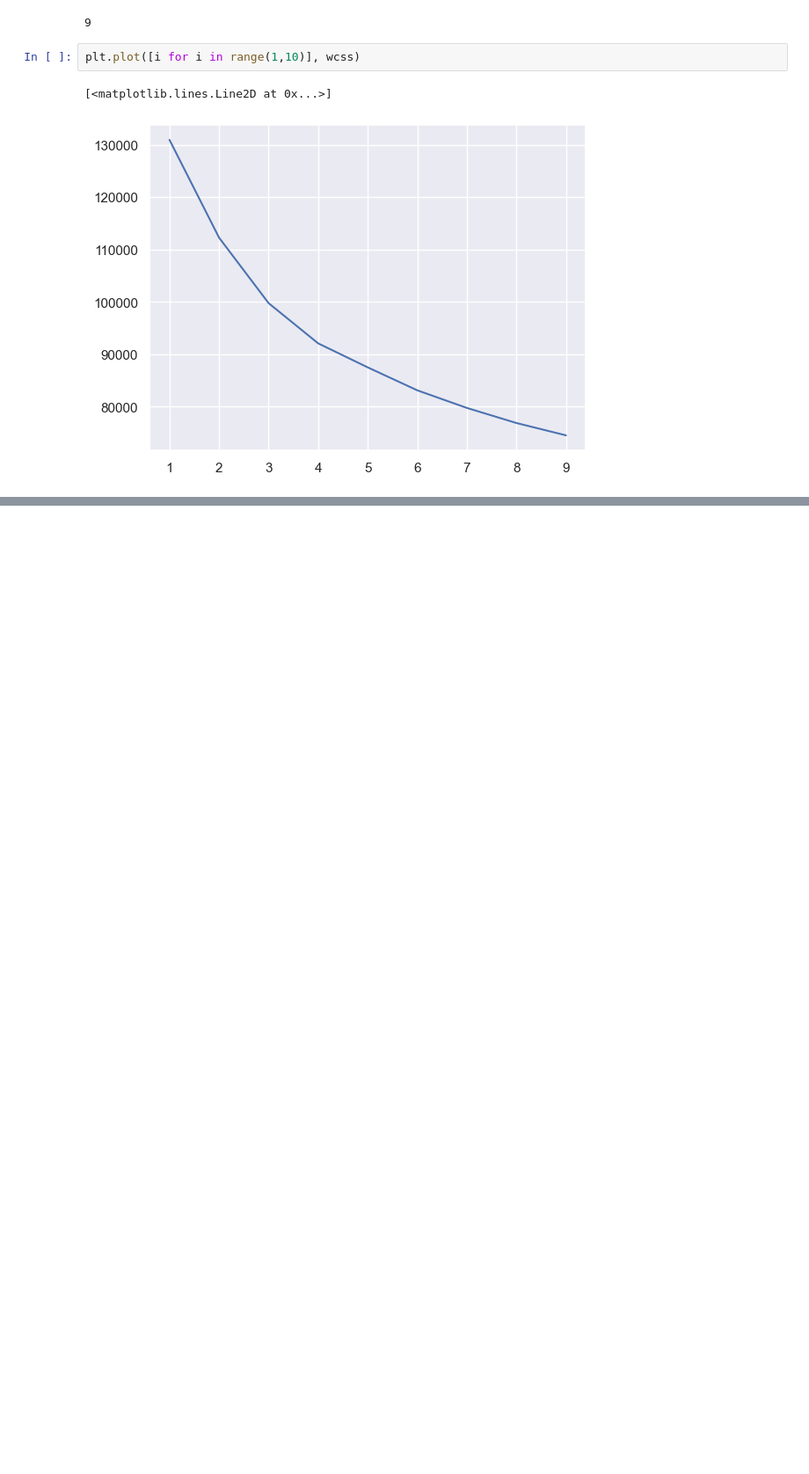
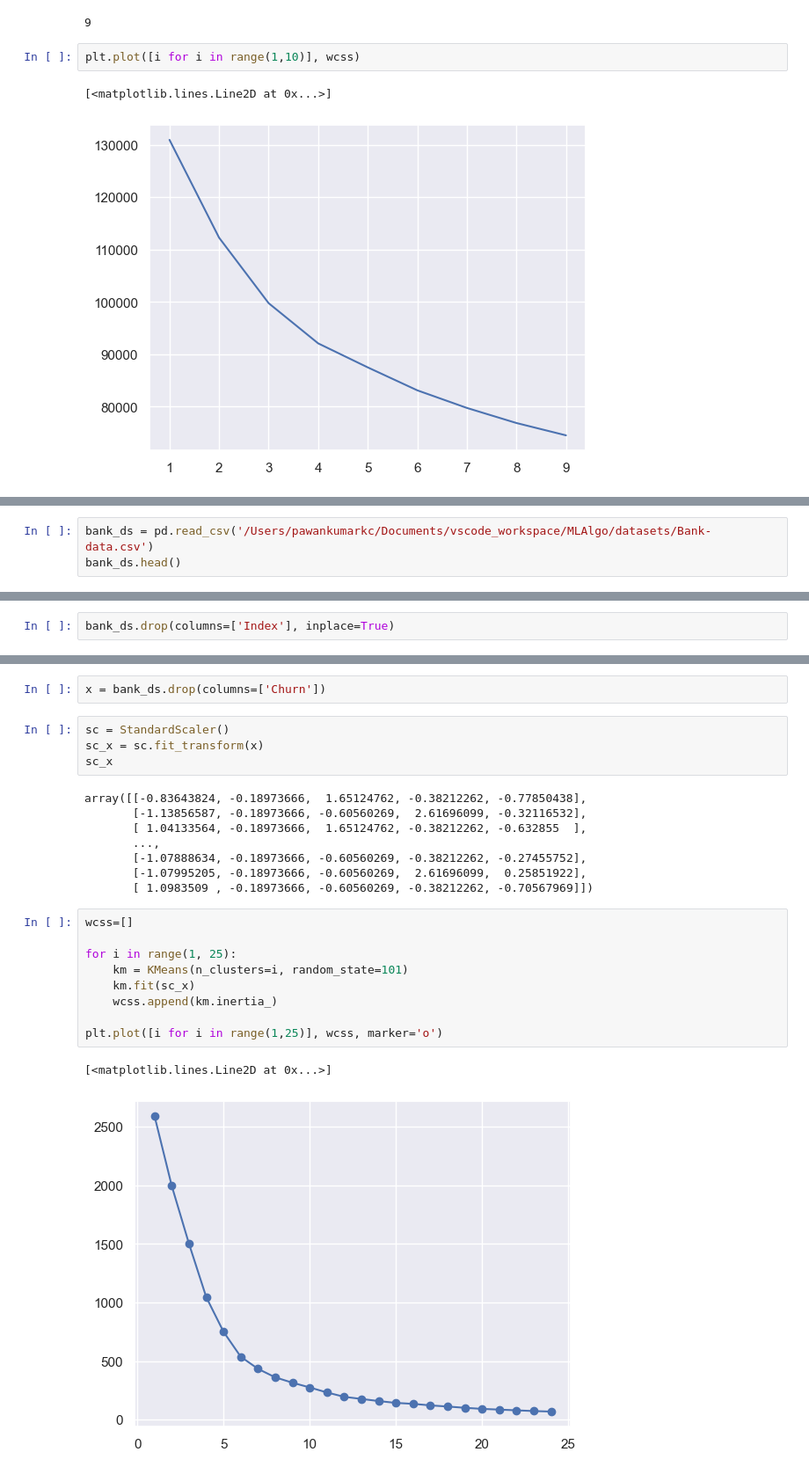
Before and after one commit to iampawankc/MLAlgo, a Jupyter notebook: Clustering/Clustering_reviewratings.ipynb, the cells around one changed output, grey strips where cells are left out. Shown at 88% size. Cells and saved outputs as stored; diff of their text form; blank space fills up the shorter version.

```diff
--- a/Clustering/Clustering_reviewratings.ipynb
+++ b/Clustering/Clustering_reviewratings.ipynb
@@ -115,0 +143,3 @@ plt.plot([i for i in range(1,10)], wcss)
+# %%
+bank_ds = pd.read_csv('/Users/pawankumarkc/Documents/vscode_workspace/MLAlgo/datasets/Bank-data.csv')
+bank_ds.head()
@@ -115,0 +153,2 @@ plt.plot([i for i in range(1,10)], wcss)
+# %%
+bank_ds.drop(columns=['Index'], inplace=True)
@@ -115,0 +181,26 @@ plt.plot([i for i in range(1,10)], wcss)
+# %%
+x = bank_ds.drop(columns=['Churn'])
+# %%
+sc = StandardScaler()
+sc_x = sc.fit_transform(x)
+sc_x
+# %% [output]
+array([[-0.83643824, -0.18973666,  1.65124762, -0.38212262, -0.77850438],
+       [-1.13856587, -0.18973666, -0.60560269,  2.61696099, -0.32116532],
+       [ 1.04133564, -0.18973666,  1.65124762, -0.38212262, -0.632855  ],
+       ...,
+       [-1.07888634, -0.18973666, -0.60560269, -0.38212262, -0.27455752],
+       [-1.07995205, -0.18973666, -0.60560269,  2.61696099,  0.25851922],
+       [ 1.0983509 , -0.18973666, -0.60560269, -0.38212262, -0.70567969]])
+# %%
+wcss=[]
+
+for i in range(1, 25):
+    km = KMeans(n_clusters=i, random_state=101)
+    km.fit(sc_x)
+    wcss.append(km.inertia_)
+
+plt.plot([i for i in range(1,25)], wcss, marker='o')
+# %% [output]
+[<matplotlib.lines.Line2D at 0x...>]
+[figure, added]
```
Also changed, not shown: parts of 10 cells of this notebook, 2 other files.
